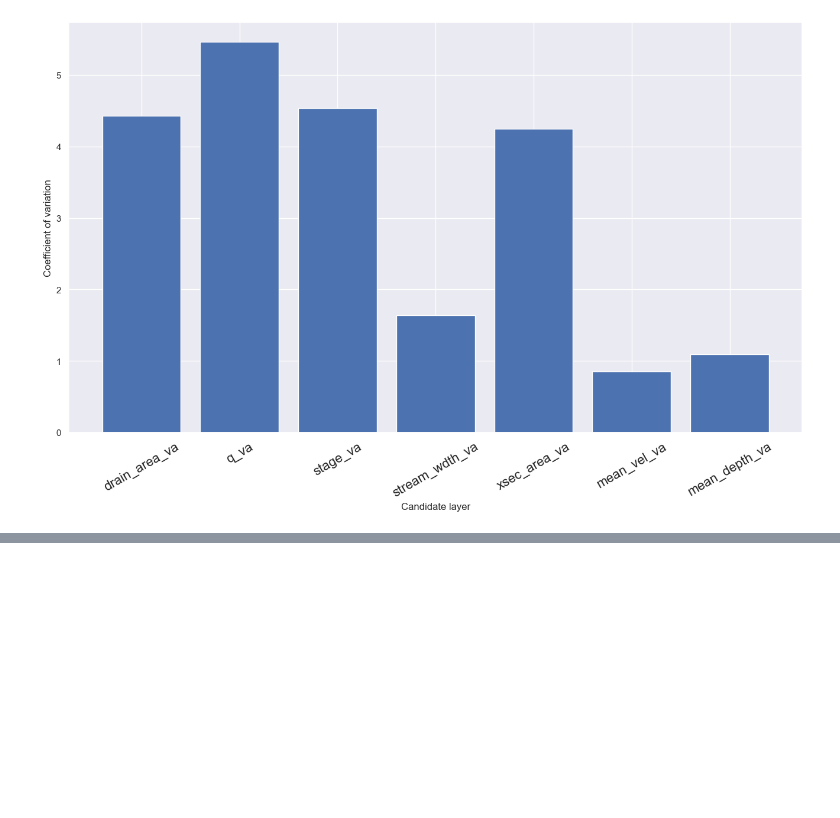
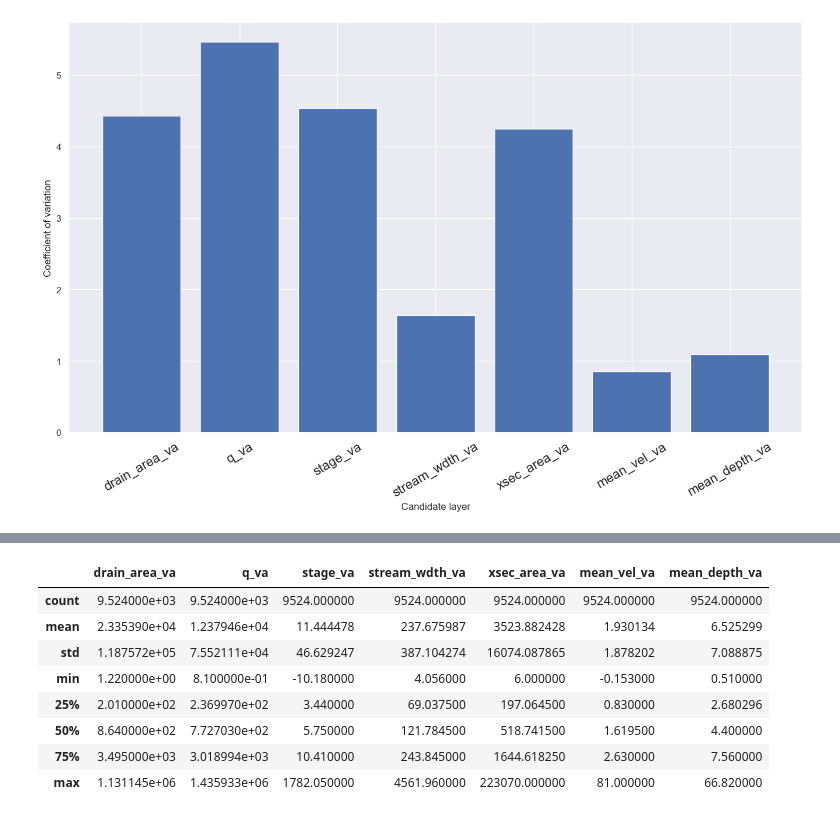
Before and after one commit to smhassanerfani/si2022, a Jupyter notebook: tauraat/hydroswot_subset.ipynb, the cells around one changed output, grey strips where cells are left out. Saved outputs shown, nothing was run; the diff lists cells and outputs as text; code cells hidden in the pictures; blank space fills up the shorter version.

```diff
--- a/tauraat/hydroswot_subset.ipynb
+++ b/tauraat/hydroswot_subset.ipynb
@@ -175,3 +185,15 @@ print(train.shape, test.shape)
+# %%
+test.describe()
+# %% [output]
+|  | drain_area_va | q_va | stage_va | stream_wdth_va | xsec_area_va | mean_vel_va | mean_depth_va |
+| count | 9.524000e+03 | 9.524000e+03 | 9524.000000 | 9524.000000 | 9524.000000 | 9524.000000 | 9524.000000 |
+| mean | 2.335390e+04 | 1.237946e+04 | 11.444478 | 237.675987 | 3523.882428 | 1.930134 | 6.525299 |
+| std | 1.187572e+05 | 7.552111e+04 | 46.629247 | 387.104274 | 16074.087865 | 1.878202 | 7.088875 |
+| min | 1.220000e+00 | 8.100000e-01 | -10.180000 | 4.056000 | 6.000000 | -0.153000 | 0.510000 |
+| 25% | 2.010000e+02 | 2.369970e+02 | 3.440000 | 69.037500 | 197.064500 | 0.830000 | 2.680296 |
+| 50% | 8.640000e+02 | 7.727030e+02 | 5.750000 | 121.784500 | 518.741500 | 1.619500 | 4.400000 |
+| 75% | 3.495000e+03 | 3.018994e+03 | 10.410000 | 243.845000 | 1644.618250 | 2.630000 | 7.560000 |
+| max | 1.131145e+06 | 1.435933e+06 | 1782.050000 | 4561.960000 | 223070.000000 | 81.000000 | 66.820000 |
 # %%
 train.to_csv('./data/SynDepth_train_set.csv', sep=',', encoding='utf-8', index=False)
 test.to_csv('./data/SynDepth_test_set.csv', sep=',', encoding='utf-8', index=False)
```
Also changed, not shown: parts of 3 cells of this notebook.
